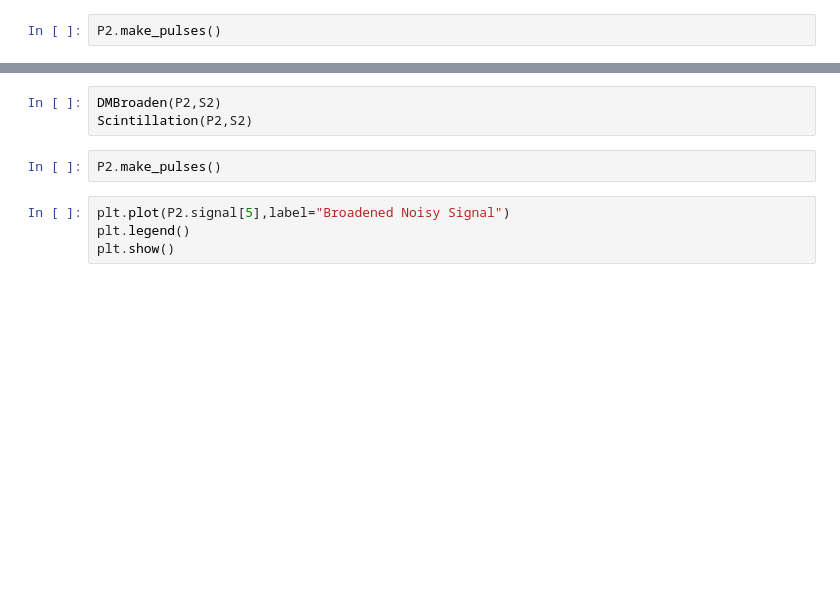
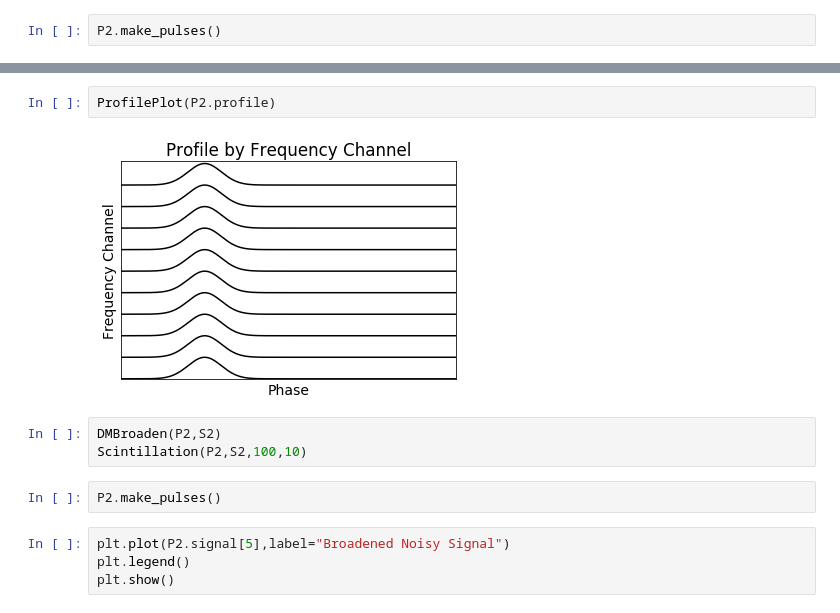
Before and after one commit to ameliahenkel/REU_SU17, a Jupyter notebook: Cassidy_Methods/MinimalWorkingNotebook_Cassidy_Plus_EXP.ipynb, the cells around one changed output, grey strips where cells are left out. Saved outputs shown, nothing was run; the diff lists cells and outputs as text; blank space fills up the shorter version.

Commit message:
Updated with scintillation fixes

```diff
--- a/Cassidy_Methods/MinimalWorkingNotebook_Cassidy_Plus_EXP.ipynb
+++ b/Cassidy_Methods/MinimalWorkingNotebook_Cassidy_Plus_EXP.ipynb
@@ -121,6 +174,10 @@ plt.show()
+# %%
+ProfilePlot(P2.profile)
+# %% [output]
+[figure, added]
 # %%
 DMBroaden(P2,S2)
-Scintillation(P2,S2)
+Scintillation(P2,S2,100,10)
 # %%
 P2.make_pulses()
 # %%
```
Also changed, not shown: parts of 18 cells of this notebook, 1 other file.
